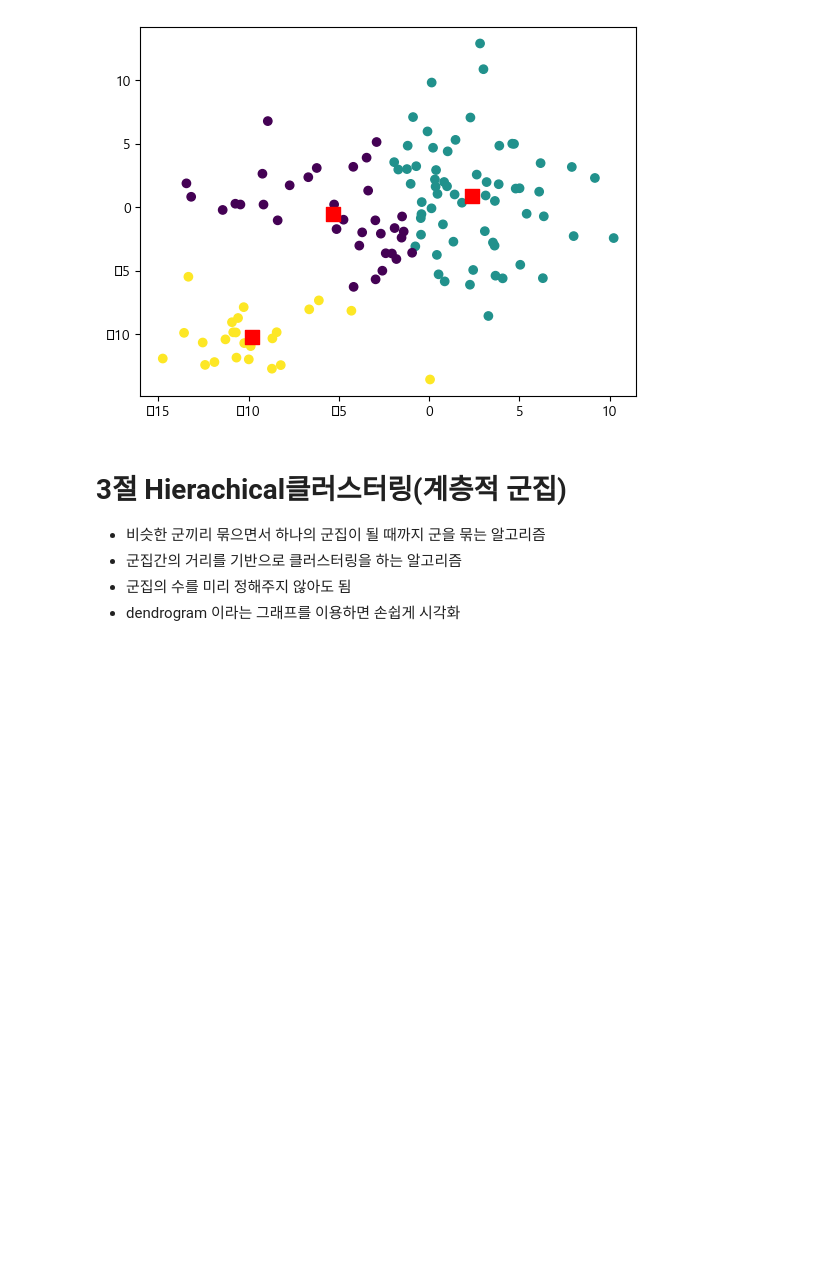
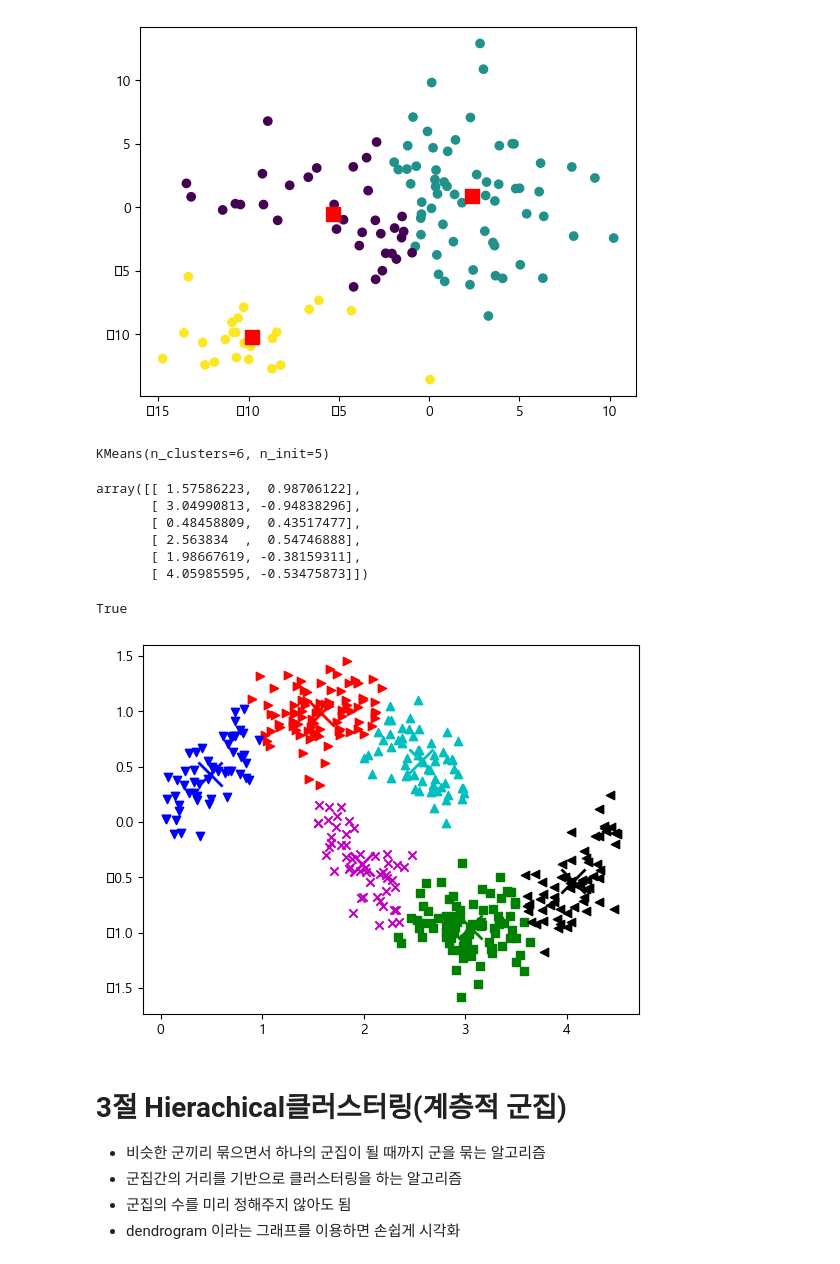
Before and after one commit to zardness/Sang, a Jupyter notebook: source/08_MachineLearning/ch2_군집분석.ipynb, the cells around one changed output. Saved outputs shown, nothing was run; the diff lists cells and outputs as text; code cells hidden in the pictures; blank space fills up the shorter version.

```diff
--- a/source/08_MachineLearning/ch2_군집분석.ipynb
+++ b/source/08_MachineLearning/ch2_군집분석.ipynb
@@ -266,6 +265,8 @@ plt.show()
 # %% [output]
 [figure]
 # %%
-# 6개 그룹으로 클러스터링
-model = KMean(n_clusters=6,n_init=5)
-model.fit(data)
+# 6개그룹으로 클러스터링
+model = KMeans(n_clusters=6, n_init=5)
+model.fit(data[:, :2])
+# %% [output]
+KMeans(n_clusters=6, n_init=5)
@@ -274,3 +273,32 @@ plt.scatter(data[:0],data[:,1],c=labels)
+# %%
+centers = model.cluster_centers_ # 군의 중심점들
+centers
+# %% [output]
+array([[ 1.57586223,  0.98706122],
+       [ 3.04990813, -0.94838296],
+       [ 0.48458809,  0.43517477],
+       [ 2.563834  ,  0.54746888],
+       [ 1.98667619, -0.38159311],
+       [ 4.05985595, -0.53475873]])
+# %%
+labels = model.labels_
+labels1 = model.predict(data[:, :2])
+np.all(labels==labels1)
+# %% [output]
+True
+# %%
+colors = ['r','g','b','c','m','k'] # m:마젠다(보라핑크)
+markers = ['>','s','v','^','x','<']
+for i, c in enumerate(centers):
+    # print(i, c[0], c[1], data[labels==i][:2])
+    plt.scatter(x = data[labels==i, 0],
+                y = data[labels==i, 1],
+                c = colors[i],
+                marker=markers[i])
+    plt.scatter(c[0], c[1], s=300, c=colors[i], marker='x', linewidths=2)
+# 3/ 1,2,4,5 / 0
+# %% [output]
+[figure, added]
 # %% [markdown]
 # 3절 Hierachical클러스터링(계층적 군집)
 - 비슷한 군끼리 묶으면서 하나의 군집이 될 때까지 군을 묶는 알고리즘
```
Also changed, not shown: parts of 20 cells of this notebook, 1 other file.
